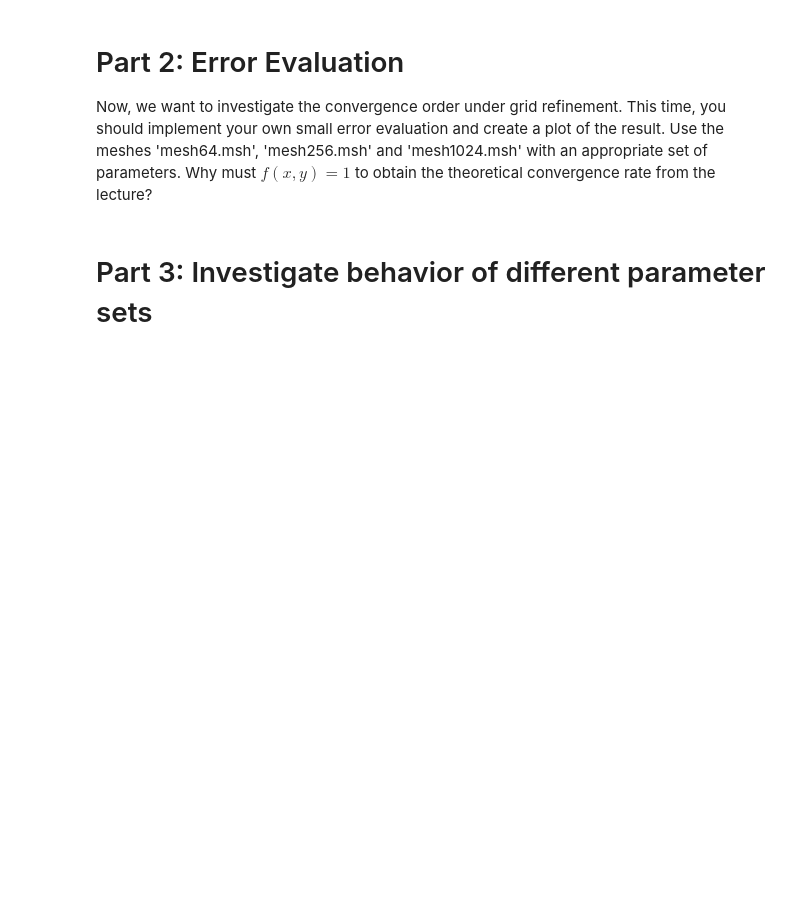
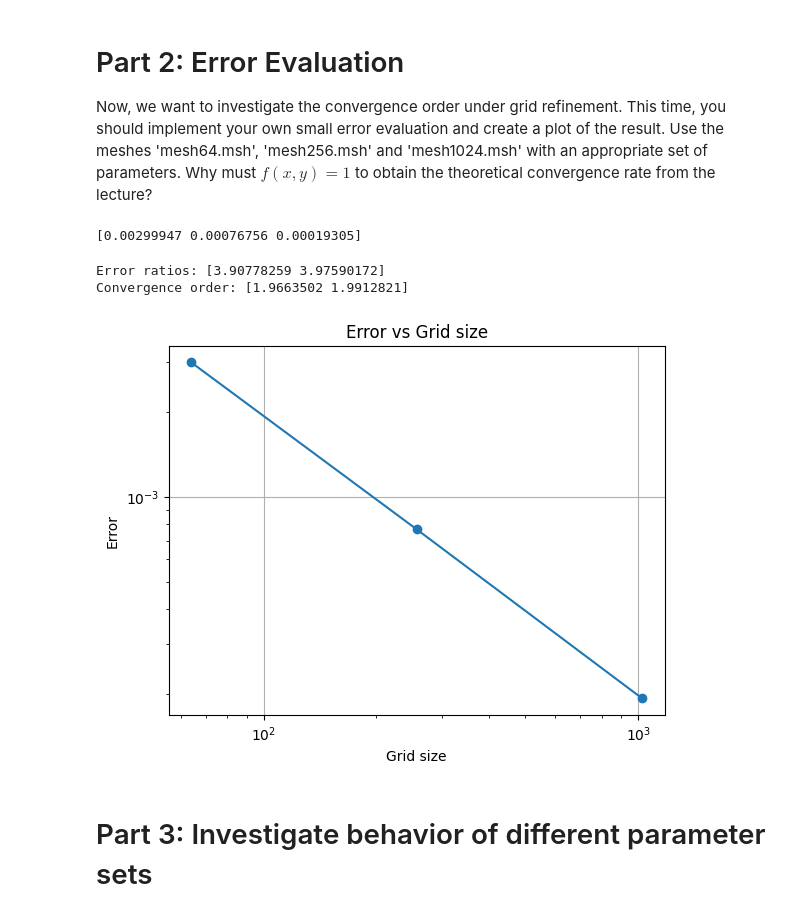
Before and after one commit to JiayinHuRWTH/Sisc, a Jupyter notebook: PDE/PE2/PE2.ipynb, the cells around one changed output. Cells and saved outputs as stored; diff of their text form; code cells hidden in the pictures; blank space fills up the shorter version.

```diff
--- a/PDE/PE2/PE2.ipynb
+++ b/PDE/PE2/PE2.ipynb
@@ -93,3 +122,22 @@ def setBoundaryValues(meshOps: MeshUtilities, param: dict, A, f):
+# %%
+def setBoundaryValues(meshOps: MeshUtilities, param: dict, A, f):
+    #TODO
+    L = meshOps.get_line_count()
+    order = param["order"]
+    for l in range(L):
+        if meshOps.get_line_tag(l) == 2: # Dirichlet
+            nodes = meshOps.get_line_nodes(l, order)
+            for i in range(len(nodes)):
+                A[nodes[i],:] = 0
+                A[nodes[i],nodes[i]] = 1
+                f[nodes[i]] = param["dirichletValue"]
+        elif meshOps.get_line_tag(l) == 3: # Neumann
+            nodes = meshOps.get_line_nodes(l,order)
+            for i in range(len(nodes)):
+                f[nodes[i]] += 0 # when uN = 0, otherwise need to fix
+                # f[nodes[i]] += param["neumannCoeff"] * meshOps.
+
+    return A,f
 # %% [markdown]
 # Part 1: Unit Square
 This is essentially the evaluation of subtask 1. and the verification part of subtask 2. from the exercise sheet:
@@ -155,3 +234,35 @@ Why must $f(x,y)=1$ to obtain the theoretical convergence rate from the lecture?
+# %%
+#TODO
+meshlist = [MeshUtilities('mesh/mesh64.msh'), MeshUtilities('mesh/mesh256.msh'), MeshUtilities('mesh/mesh1024.msh')]
+err = np.zeros(len(meshlist))
+for mesh in meshlist:
+    A,f = setEquationSystem(mesh,paramConst)
+    A,f = setBoundaryValues(mesh,paramConst,A,f)
+    u = np.linalg.solve(A,f)
+    err[meshlist.index(mesh)] = mesh.find_L2_error_via_fourier(u,paramConst["order"])[0]
+# %% [output]
+[0.00299947 0.00076756 0.00019305]
+# %%
+err_ratios = err[:-1] / err[1:]
+convergence_order = np.log2(err_ratios)
+
+print("Error ratios:", err_ratios)
+print("Convergence order:", convergence_order)
+
+grid_sizes = [64, 256, 1024]
+# Plot error
+plt.figure()
+plt.loglog(grid_sizes, err, marker='o')
+plt.xlabel('Grid size')
+plt.ylabel('Error')
+plt.title('Error vs Grid size')
+plt.grid(True)
+
+plt.show()
+# %% [output]
+Error ratios: [3.90778259 3.97590172]
+Convergence order: [1.9663502 1.9912821]
+[figure, added]
 # %% [markdown]
 # Part 3: Investigate behavior of different parameter sets
 # %% [markdown]
```
Also changed, not shown: parts of 9 cells of this notebook.
